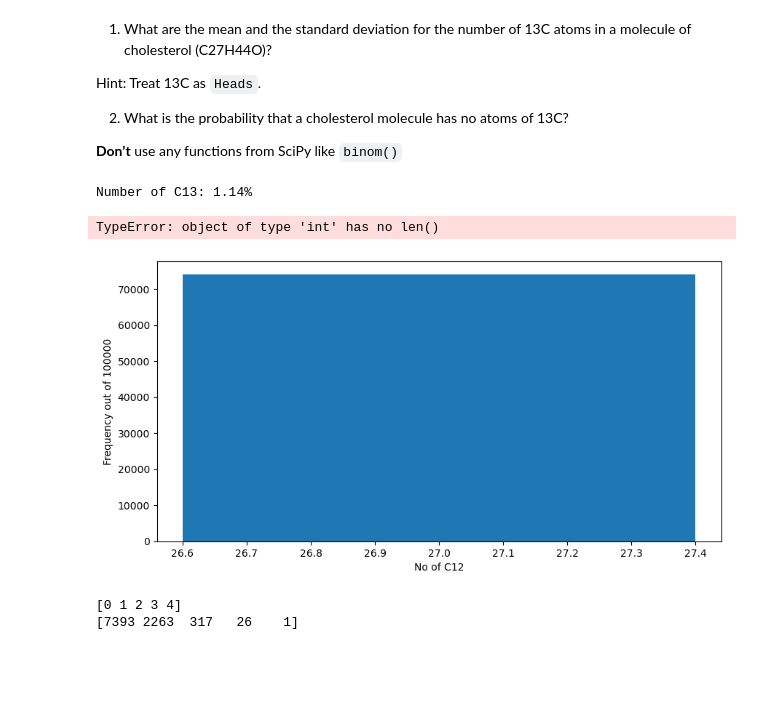
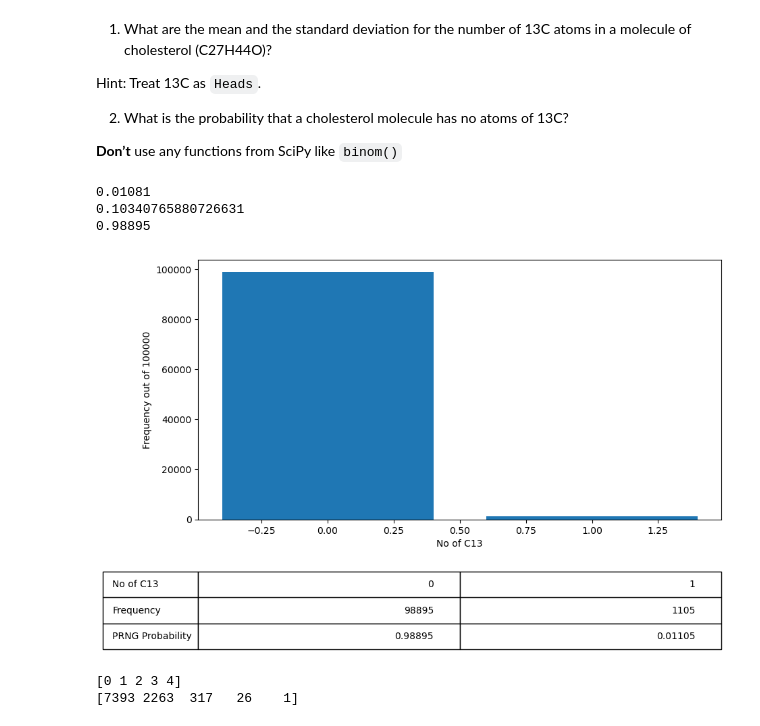
Before and after one commit to SPS-SP2273/learning-portfolio-BM14Pancake, a Jupyter notebook: random numbers/random_numbers_(need).ipynb, the cells around one changed output. Saved outputs shown, nothing was run; the diff lists cells and outputs as text; code cells hidden in the pictures; blank space fills up the shorter version.

```diff
--- a/random numbers/random_numbers_(need).ipynb
+++ b/random numbers/random_numbers_(need).ipynb
@@ -63,51 +63,48 @@ import matplotlib
 
 def ID_isotope(no_of_atoms=1, probability=0.9889):
     results = np.random.rand(no_of_atoms)
     no_of_C13 = np.sum(results > probability)
     return no_of_C13
 #results generates a random number from 0 to 1
 #If it is bigger than 0.0111 then it's a C12/C13, then we return no_of_C12
 #breaks when you change no of atoms to 27
 
 #make ID isotope an isotope generator
 #How many C13 isotopes are there inside?
 #use a for loop to count C13
 #get no. of C13 and one molecule
 
 #Repeat this 10000 times and get index list of numbering, and get number of C13 in each molecule
 
 #Use mean and standev to get ans
 
 
 #take probability of getting C13 and multiply
 
-
-no_of_C13 = ID_isotope(no_of_atoms)
-print(f"Number of C13: {no_of_C13/no_of_atoms*100:.2f}%")
-
-no_of_atoms = 100000
-result = [ID_isotope(no_of_atoms=27) for _ in range(no_of_atoms)]
+no_of_molecules = 100000
+results = [ID_isotope(no_of_atoms=1) for _ in range(no_of_molecules)]
 no_of_C13, C13_counts = np.unique(result, return_counts=True)
 #creates the histogram axes
 
-C12_probability = C12_counts/no_of_atoms
+C13_probability = C13_counts/no_of_molecules
 
 plt.rcParams['figure.figsize'] = (10,5)
-plt.bar(no_of_C12, C12_counts);
-plt.xlabel('No of C12')
-plt.ylabel(f'Frequency out of {no_of_atoms}')
-plt.table([no_of_C12, C12_counts, C12_probability], rowLabels=['No of C12', 'Frequency', 'PRNG Probability'], loc='bottom', bbox=[0,-0.5,1,0.3])
+plt.bar(no_of_C13, C13_counts);
+plt.xlabel('No of C13')
+plt.ylabel(f'Frequency out of {no_of_molecules}')
+plt.table([no_of_C13, C13_counts, C13_probability], rowLabels=['No of C13', 'Frequency', 'PRNG Probability'], loc='bottom', bbox=[0,-0.5,1,0.3])
 
-print(27-np.mean(results))
+print(np.mean(results))
 print(np.std(results))
-print(C12_probability[-1])
-#The value is there, but it's currently hardcoded
+print(C13_probability[0])
+#The value is there, but it's currently hardcoded?
 
-#Actually looking at the learning examples instead of just hitting it
+#why are there negative carbon atoms in here??
 # %% [output]
-Number of C13: 1.14%
+0.01081
+0.10340765880726631
+0.98895
-TypeError: object of type 'int' has no len()
-[figure, old version]
+[figure, new version]
 # %%
 #doing it with for loop instead of example
 
```
